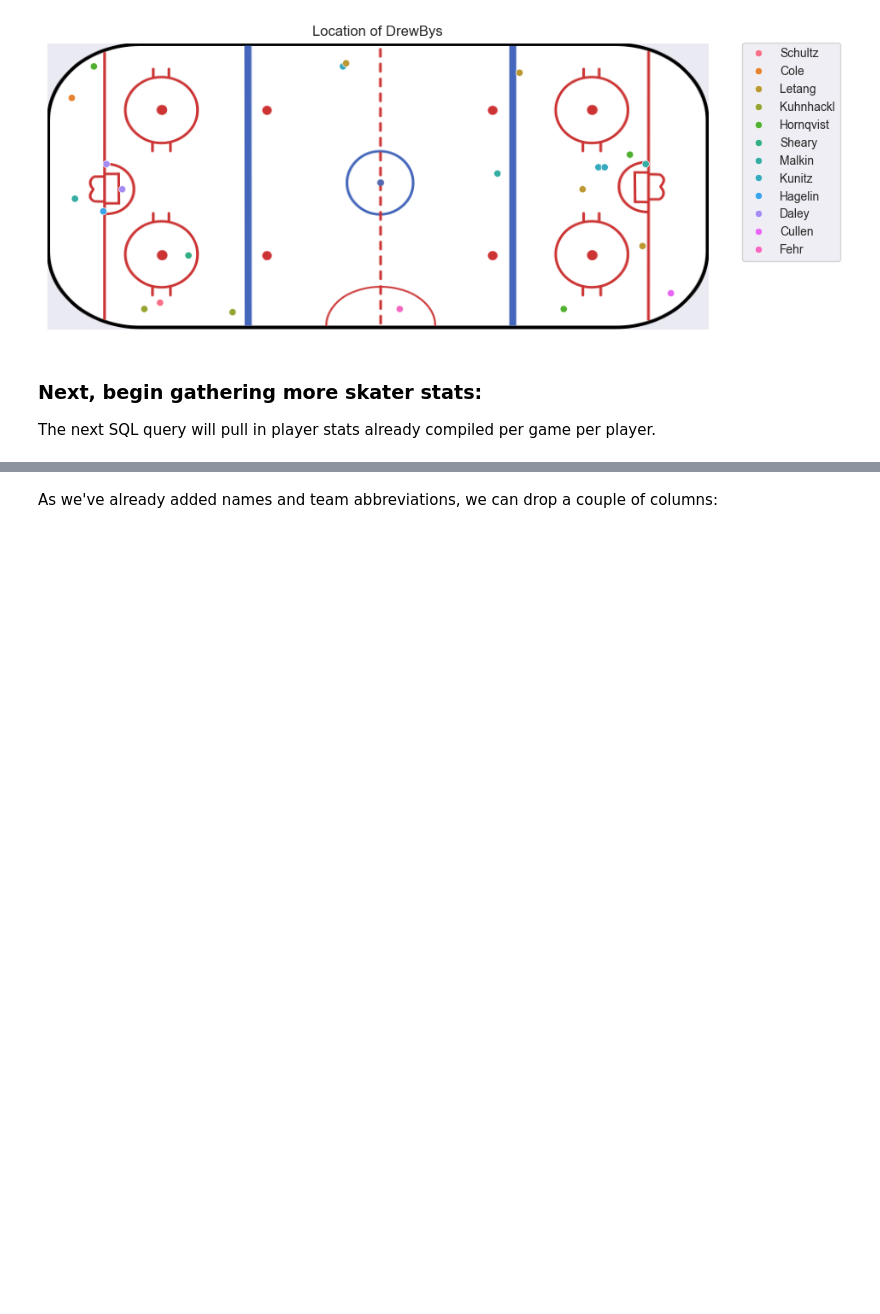
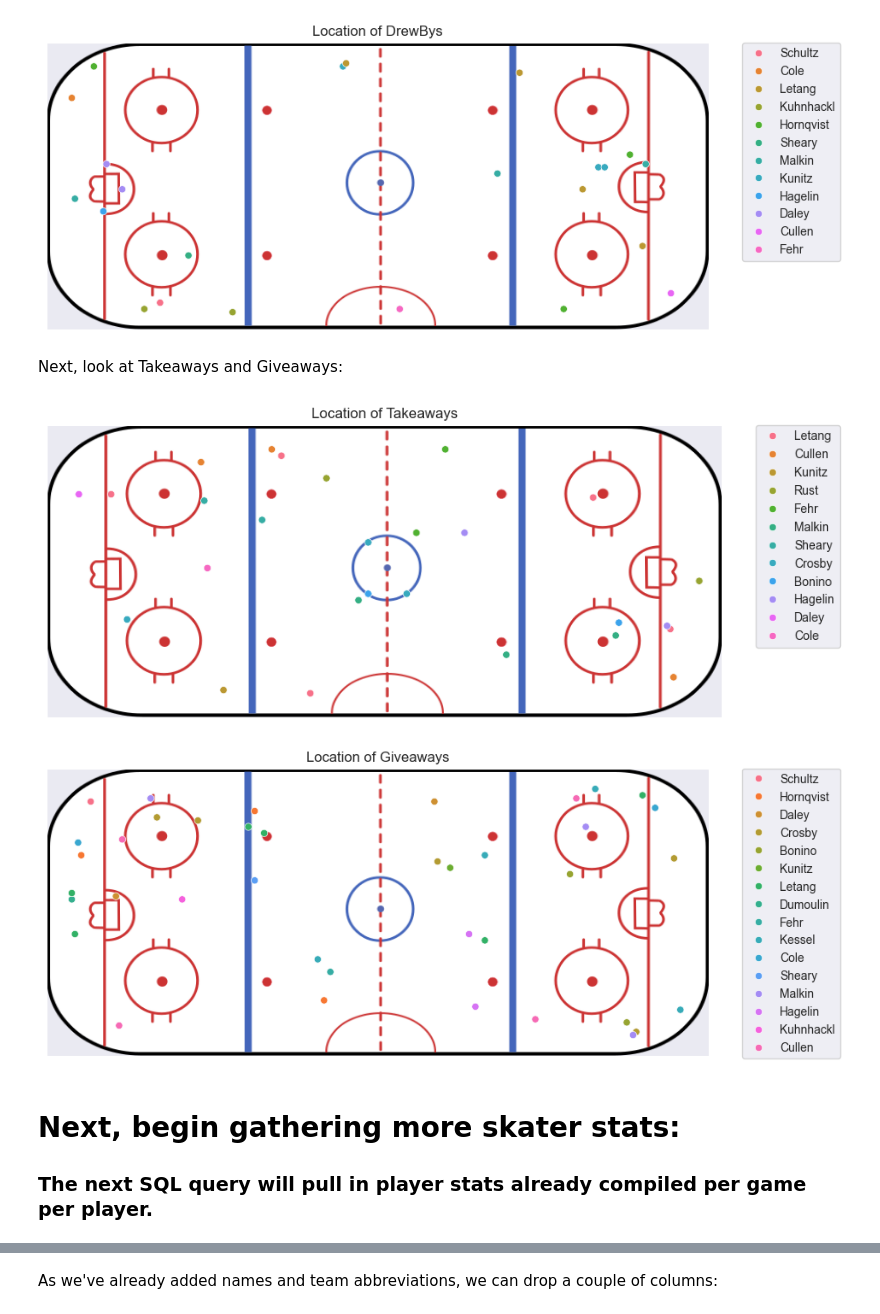
Before and after one commit to boncz/PenguinsHockeyAnalysis, a Jupyter notebook: PensPlayoffAnalysis.ipynb, the cells around one changed output, grey strips where cells are left out. Saved outputs shown, nothing was run; the diff lists cells and outputs as text; code cells hidden in the pictures; blank space fills up the shorter version.

```diff
--- a/PensPlayoffAnalysis.ipynb
+++ b/PensPlayoffAnalysis.ipynb
@@ -714,7 +714,7 @@ If we just want to look at good plays, we need a way to filter positive and nega
 #
 def sort_good_bad_plays(df):
     good_plays_df = df.loc[((df['playerType'].isin(['Hitter','Blocker','Scorer','Shooter'])) | (df['event']=='Takeaway'))]
-    bad_plays_df = df.loc[df['playerType'].isin(['Hittee','Shooter','DrewBy'])]
+    bad_plays_df = df.loc[(df['playerType'].isin(['Hittee','Shooter','DrewBy'])) | (df['event']=='Giveaway')]
     return good_plays_df, bad_plays_df
 # %%
 Round_1_2016_good_plays, Round_1_2016_bad_plays = sort_good_bad_plays(Round_1_2016)
@@ -843,10 +829,18 @@ for type in bad_player_types:
 [figure]
 [figure]
 [figure]
+# %% [markdown]
+Next, look at Takeaways and Giveaways:
+# %%
+plotHockeyPoints(Round_1_2016_good_plays, 'event', 'Takeaway')
+plotHockeyPoints(Round_1_2016_bad_plays, 'event', 'Giveaway')
+# %% [output]
+[figure, added]
+[figure, added]
 # %% [markdown]
-### Next, begin gathering more skater stats:
+# Next, begin gathering more skater stats:
 
-The next SQL query will pull in player stats already compiled per game per player.
+### The next SQL query will pull in player stats already compiled per game per player.
 # %%
 pens_2016_playoff_skater_stats_df = pd.read_sql_query(q.skater_stats_query,conn)
 # %%
```
Also changed, not shown: parts of 17 cells of this notebook.
